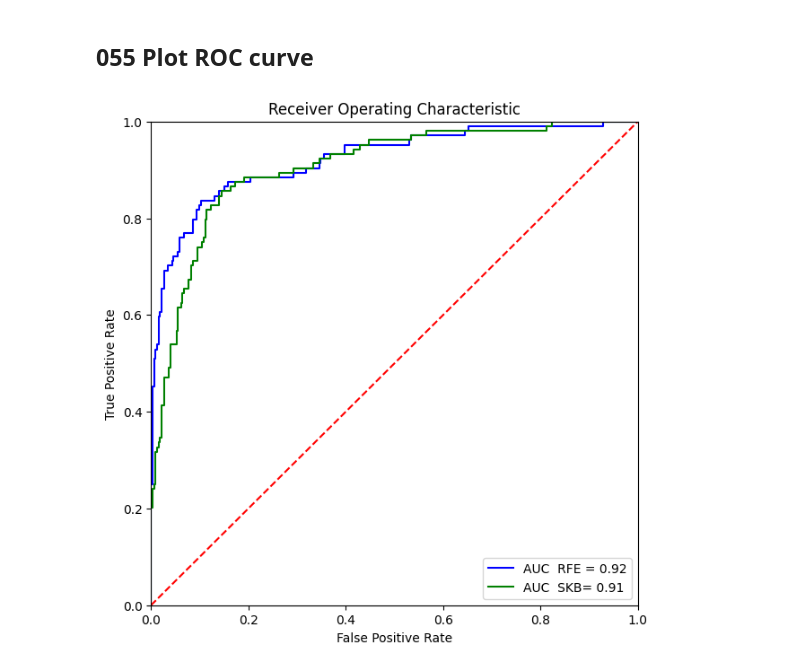
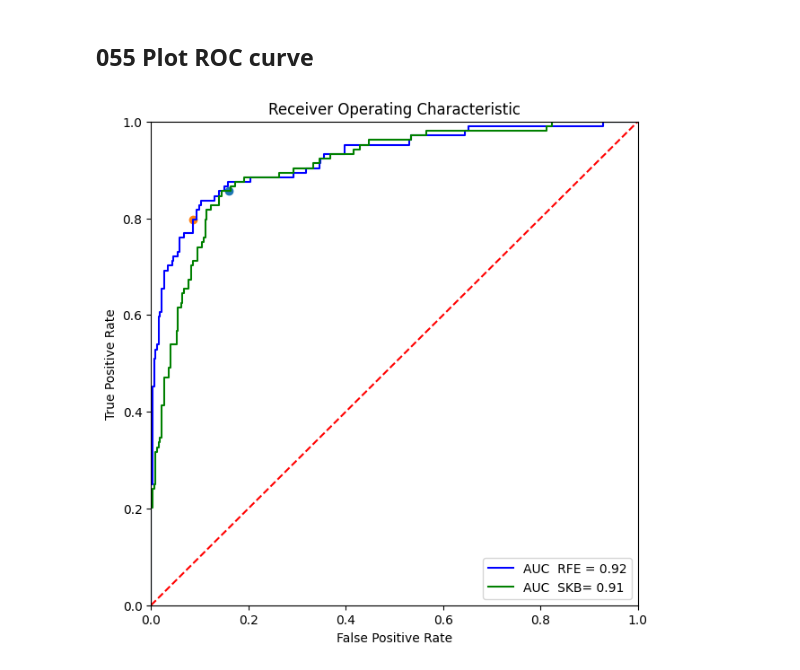
Before and after one commit to AlexanderBusa/ProgettoTeam2, a Jupyter notebook: main.ipynb, the cells around one changed output. Cells and saved outputs as stored; diff of their text form; code cells hidden in the pictures.

Commit message:
in 055 scatterplot threshold = 0.5 on the roc curve

```diff
--- a/main.ipynb
+++ b/main.ipynb
@@ -2560,23 +2560,28 @@ Gini index RFE: 0.8450261158594492
 # %% [markdown]
 ## 055 Plot ROC curve
 # %%
-fpr, tpr, threshold = roc_curve(y_test, y_proba_rfe)
 
 plt.figure(figsize= (7,7))
 plt.title('Receiver Operating Characteristic')
+
+fpr, tpr, threshold = roc_curve(y_test, y_proba_rfe)
 plt.plot(fpr, tpr, 'b', label = 'AUC  RFE = %0.2f' % roc_auc_rfe)
-
 
 fpr, tpr, threshold = roc_curve(y_test, y_proba_skb)
 plt.plot(fpr, tpr, 'g', label = 'AUC  SKB= %0.2f' % roc_auc_skb)
+
+
+plt.scatter([1-results_test_skb['selectivity']],[results_test_skb['recall']])
+plt.scatter([1-results_test_rfe['selectivity']],[results_test_rfe['recall']])
+
 
 
 plt.legend(loc = 'lower right')
 plt.plot([0, 1], [0, 1],'r--')
 plt.xlim([0, 1])
 plt.ylim([0, 1])
 plt.ylabel('True Positive Rate')
 plt.xlabel('False Positive Rate')
 plt.show()
 # %% [output]
-[figure, old version]
+[figure, new version]
```
